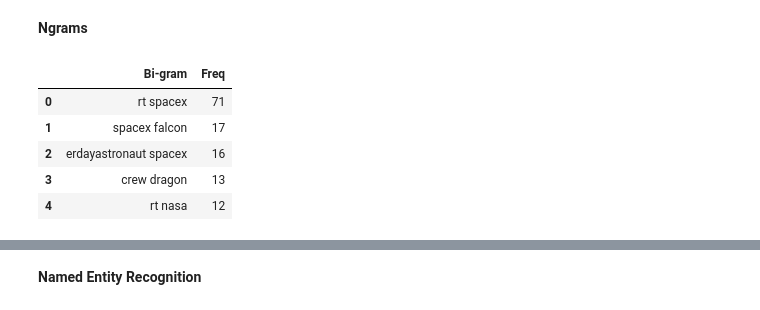
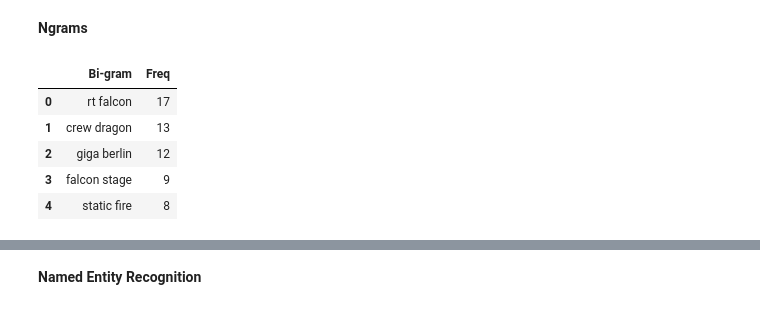
Before and after one commit to manasik29/Named-Entity-Recognition-Emotion-Mining-on-Apple-reviews, a Jupyter notebook: Sentimental_Analysis_on_Elon_Musk_Tweets.ipynb, the cells around one changed output, grey strips where cells are left out. Drawn from its saved outputs; the diff is of its cells as text; code cells hidden in the pictures.

```diff
--- a/Sentimental_Analysis_on_Elon_Musk_Tweets.ipynb
+++ b/Sentimental_Analysis_on_Elon_Musk_Tweets.ipynb
@@ -91,9 +76,11 @@ import re #regular expression
 import string
 
 def clean_text(text):
-    '''Make text lowercase, remove text in square brackets, remove punctuation and remove words containing numbers.'''
+    text = re.sub(r'@[A-Z_a-z_0-9_]+', '', text)
+    text = re.sub(r'https?:\/\/\S+', '', text)
+    text = re.sub(r'#', '', text)
     text = text.lower()
-    text = re.sub('[^a-z]', ' ', text)
     return text
 
-clean = lambda x: clean_text(x)
+raw_tweets['Text'] = uncleaned_data['Text'].apply(clean_text)
+raw_tweets
@@ -115,0 +101,7 @@ Name: Text, Length: 1999, dtype: object
+# %%
+def thorough_clean(text):
+  text = re.sub('[^A-Za-z0-9]', ' ', text)
+  return(text)
+
+raw_tweets['Text'] = raw_tweets['Text'].apply(thorough_clean)
+raw_tweets
@@ -153,0 +160,2 @@ stop[0:10]
+# %%
+final_tweets = raw_tweets.copy()
@@ -154,3 +171,4 @@ stop[0:10]
 # %%
 #removing stopwords
-data['Text'] = data['Text'].apply(lambda x: " ".join(x for x in x.split() if x not in stop))
+
+final_tweets['Text'] = raw_tweets['Text'].apply(lambda x: " ".join(x for x in x.split() if x not in stop))
@@ -260,17 +278,17 @@ def get_top_n2_words(corpus, n=None):
                 reverse=True)
     return words_freq[:n]
 # %%
-top2_words = get_top_n2_words(data["Text"], n=200) #top 200
+top2_words = get_top_n2_words(final_tweets["Text"], n=200) #top 200
 top2_df = pd.DataFrame(top2_words)
 top2_df.columns=["Bi-gram", "Freq"]
 top2_df.head()
 # %% [output]
 |  | Bi-gram | Freq |
-| 0 | rt spacex | 71 |
-| 1 | spacex falcon | 17 |
-| 2 | erdayastronaut spacex | 16 |
-| 3 | crew dragon | 13 |
-| 4 | rt nasa | 12 |
+| 0 | rt falcon | 17 |
+| 1 | crew dragon | 13 |
+| 2 | giga berlin | 12 |
+| 3 | falcon stage | 9 |
+| 4 | static fire | 8 |
 # %%
 #Bi-gram plot
 import matplotlib.pyplot as plt
```
Also changed, not shown: parts of 54 cells of this notebook.
